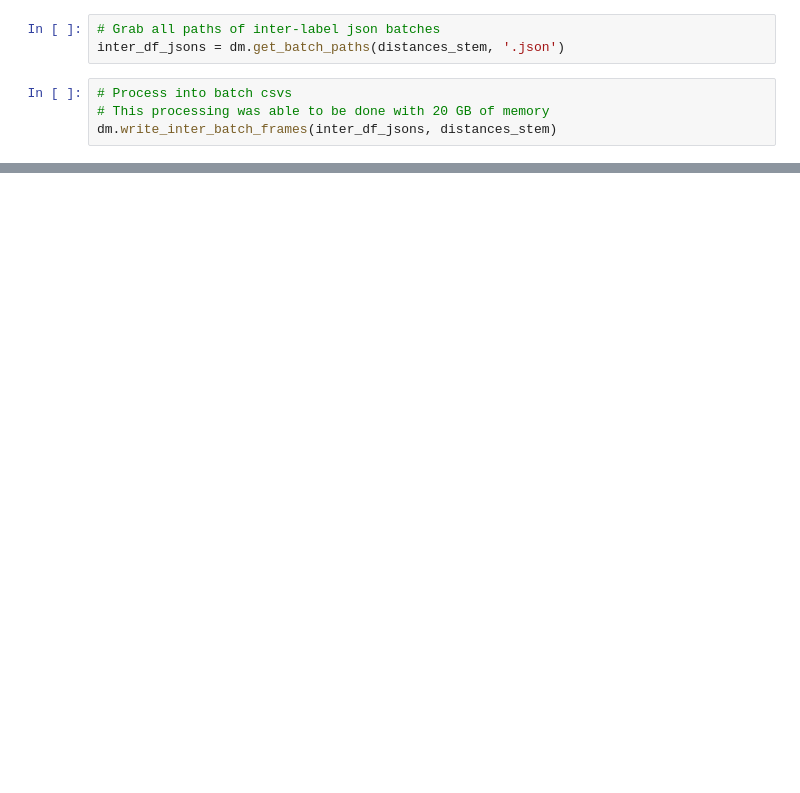
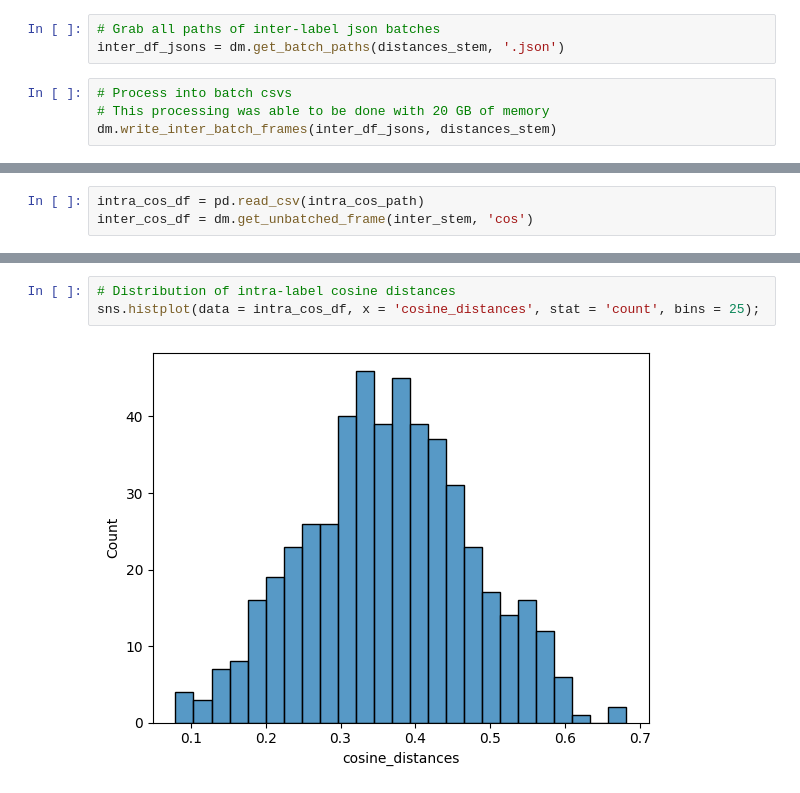
Before and after one commit to JoshuaGottlieb/Facial-Recognition-with-Deepface, a Jupyter notebook: Vectorization.ipynb, the cells around one changed output, grey strips where cells are left out. Drawn from its saved outputs; the diff is of its cells as text; blank space fills up the shorter version.

```diff
--- a/Vectorization.ipynb
+++ b/Vectorization.ipynb
@@ -430,0 +567,3 @@ ax[2].imshow(prep3.get_resized_image());
+# %%
+intra_cos_df = pd.read_csv(intra_cos_path)
+inter_cos_df = dm.get_unbatched_frame(inter_stem, 'cos')
@@ -430,0 +583,5 @@ ax[2].imshow(prep3.get_resized_image());
+# %%
+# Distribution of intra-label cosine distances
+sns.histplot(data = intra_cos_df, x = 'cosine_distances', stat = 'count', bins = 25);
+# %% [output]
+[figure, added]
```
Also changed, not shown: parts of 167 cells of this notebook.
